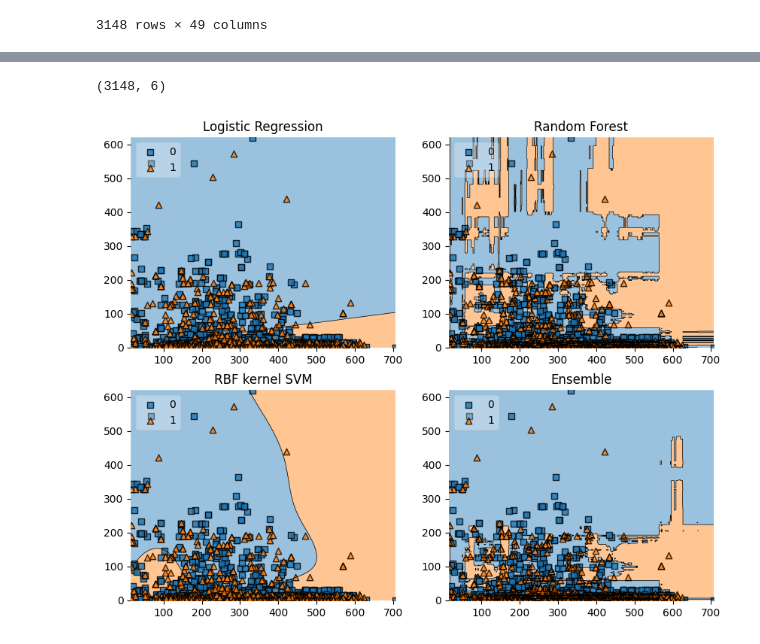
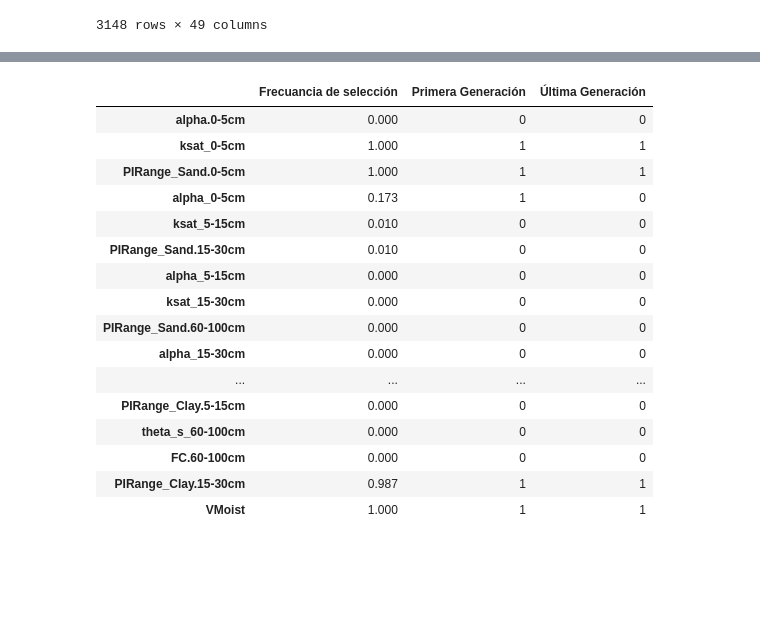
Before and after one commit to ManuelLabbe/modelo_susceptibilidad_remociones_en_masa_sur_de_Chile, a Jupyter notebook: feature_selection.ipynb, the cells around one changed output, grey strips where cells are left out. Cells and saved outputs as stored; diff of their text form; code cells hidden in the pictures; blank space fills up the shorter version.

Commit message:
avance en modelos

```diff
--- a/feature_selection.ipynb
+++ b/feature_selection.ipynb
@@ -432,49 +597,20 @@ valor_humedad_suelo1                    1
-# %%
-X.shape
-# %% [output]
-(3148, 6)
-# %%
-import numpy as np
-import matplotlib.pyplot as plt
-import matplotlib.gridspec as gridspec
-import itertools
-from sklearn.linear_model import LogisticRegression
-from sklearn.svm import SVC
-from sklearn.ensemble import RandomForestClassifier
-from mlxtend.classifier import EnsembleVoteClassifier
-from mlxtend.plotting import plot_decision_regions
-
-# Initializing Classifiers
-clf1 = LogisticRegression(random_state=0)
-clf2 = RandomForestClassifier(random_state=0)
-clf3 = SVC(random_state=0, probability=True)
-eclf = EnsembleVoteClassifier(clfs=[clf1, clf2, clf3],
-                              weights=[2, 1, 1], voting='soft')
-
-# Loading some example data
-X = final[columns].drop(columns='Valor').values
-y = final['Valor'].values
-
-# Plotting Decision Regions
-X = X[:, [0, 1]]
-gs = gridspec.GridSpec(2, 2)
-fig = plt.figure(figsize=(10, 8))
-
-labels = ['Logistic Regression',
-          'Random Forest',
-          'RBF kernel SVM',
-          'Ensemble']
-
-for clf, lab, grd in zip([clf1, clf2, clf3, eclf],
-                         labels,
-                         itertools.product([0, 1],
-                         repeat=2)):
-    clf.fit(X, y)
-    ax = plt.subplot(gs[grd[0], grd[1]])
-    fig = plot_decision_regions(X=X, y=y,
-                                clf=clf, legend=2)
-    plt.title(lab)
-
-plt.show()
-# %% [output]
-[figure, removed]
+# %%
+summary
+# %% [output]
+|  | Frecuancia de selección | Primera Generación | Última Generación |
+| alpha.0-5cm | 0.000 | 0 | 0 |
+| ksat_0-5cm | 1.000 | 1 | 1 |
+| PIRange_Sand.0-5cm | 1.000 | 1 | 1 |
+| alpha_0-5cm | 0.173 | 1 | 0 |
+| ksat_5-15cm | 0.010 | 0 | 0 |
+| PIRange_Sand.15-30cm | 0.010 | 0 | 0 |
+| alpha_5-15cm | 0.000 | 0 | 0 |
+| ksat_15-30cm | 0.000 | 0 | 0 |
+| PIRange_Sand.60-100cm | 0.000 | 0 | 0 |
+| alpha_15-30cm | 0.000 | 0 | 0 |
+| ... | ... | ... | ... |
+| PIRange_Clay.5-15cm | 0.000 | 0 | 0 |
+| theta_s_60-100cm | 0.000 | 0 | 0 |
+| FC.60-100cm | 0.000 | 0 | 0 |
+| PIRange_Clay.15-30cm | 0.987 | 1 | 1 |
+| VMoist | 1.000 | 1 | 1 |
```
Also changed, not shown: parts of 8 cells of this notebook, 27 other files.
